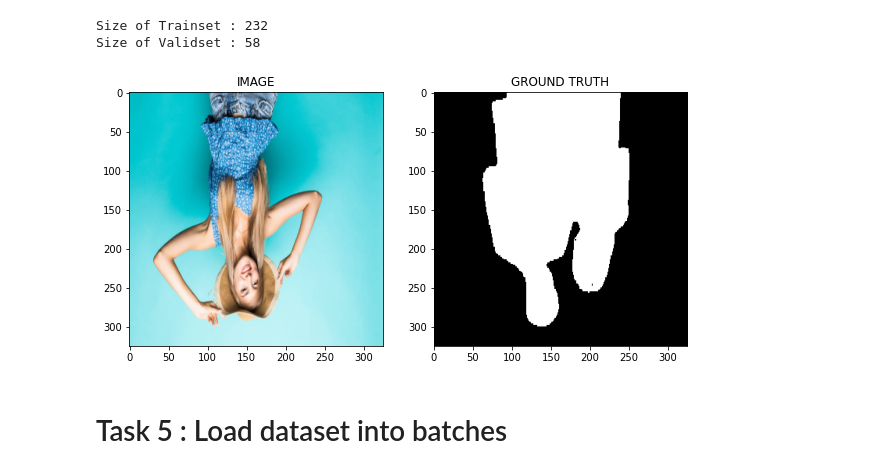
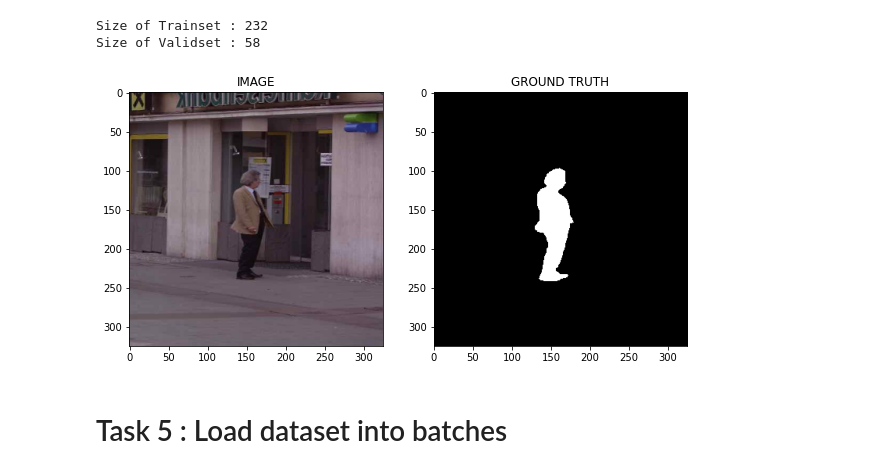
Before and after one commit to BeytullahYayla/Deep-Learning-Fundamentals, a Jupyter notebook: Deep_Learning_with_PyTorch_ImageSegmentation.ipynb, the cells around one changed output. Cells and saved outputs as stored; diff of their text form; code cells hidden in the pictures.

```diff
--- a/Deep_Learning_with_PyTorch_ImageSegmentation.ipynb
+++ b/Deep_Learning_with_PyTorch_ImageSegmentation.ipynb
@@ -78,7 +78,7 @@ df.head()
 | 3 | Human-Segmentation-Dataset-master... | Human-Segmentation-Dataset-master... |
 | 4 | Human-Segmentation-Dataset-master... | Human-Segmentation-Dataset-master... |
 # %%
-row=df.iloc[4]
+row=df.iloc[40]
 image_path=row.images
 mask_path=row.masks
 
@@ -132,6 +132,7 @@ class SegmentationDataset(Dataset):
   def __getitem__(self,idx):
     row=self.df.iloc[idx]
     mask_path=row.masks
+    image_path=row.images
 
     image=cv2.imread(image_path)
     image=cv2.cvtColor(image,cv2.COLOR_BGR2RGB)
@@ -154,7 +155,7 @@ class SegmentationDataset(Dataset):
 
     return image,mask
 # %%
-trainset=SegmentationDataset(train_df,augmentations=get_train_augs())
+trainset=SegmentationDataset(train_df,get_train_augs())
 validset=SegmentationDataset(valid_df,get_valid_augs())
 # %%
 print(f"Size of Trainset : {len(trainset)}")
@@ -163,12 +164,12 @@ print(f"Size of Validset : {len(validset)}")
 Size of Trainset : 232
 Size of Validset : 58
 # %%
-idx=20
+idx=5
 
 image,mask=trainset[idx]
 helper.show_image(image,mask)
 # %% [output]
-[figure, old version]
+[figure, new version]
 # %% [markdown]
 # Task 5 : Load dataset into batches
 # %%
```
Also changed, not shown: parts of 12 cells of this notebook.
